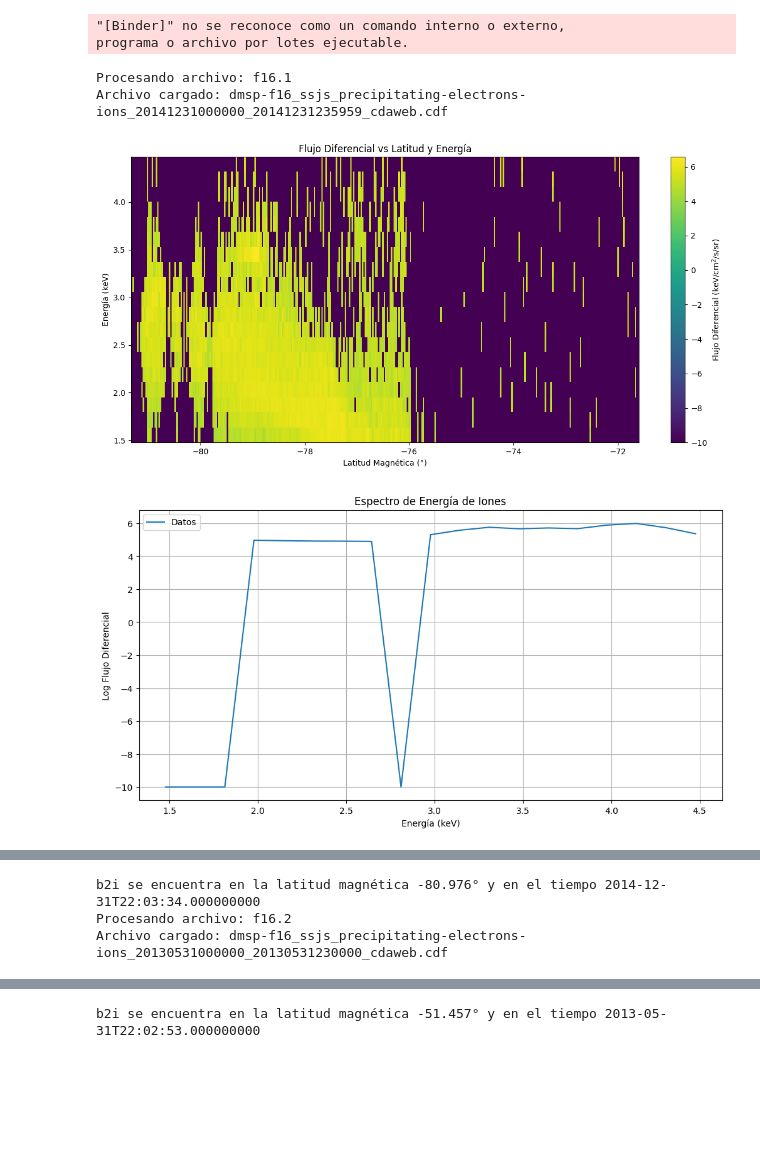
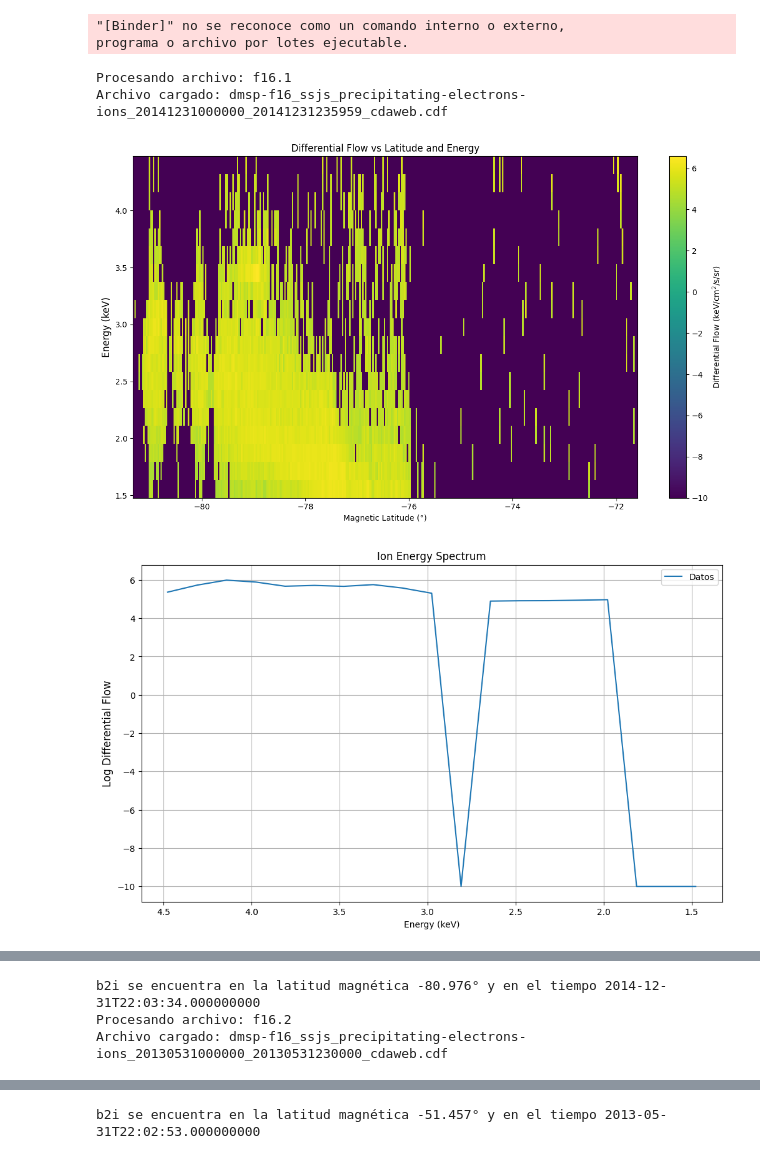
Before and after one commit to BenjaminEdwardsUsach/Proyecto_OvationPyme, a Jupyter notebook: OvationReborn1.2.ipynb, the cells around one changed output, grey strips where cells are left out. Cells and saved outputs as stored; diff of their text form; code cells hidden in the pictures; blank space fills up the shorter version.

```diff
--- a/OvationReborn1.2.ipynb
+++ b/OvationReborn1.2.ipynb
@@ -123,11 +123,11 @@ def graficocolor(latitudes, energias, flujo, titulo, xlabel, ylabel, labelcolorb
     """
     lat_edges = np.linspace(latitudes.min(), latitudes.max(), len(latitudes) + 1)
     energy_edges = np.linspace(energias.min(), energias.max(), len(energias) + 1)
-    plt.figure(figsize=(12, 6))
+    plt.figure(figsize=(12, 7))
     plt.pcolormesh(lat_edges, energy_edges, flujo, cmap="viridis", shading='auto')
     plt.colorbar(label=labelcolorbar)
     plt.xlabel(xlabel)
-    plt.ylabel(ylabel)
+    plt.ylabel(ylabel, fontsize = 12)
     plt.title(titulo)
     plt.tight_layout()
     plt.show()
@@ -143,14 +143,16 @@ def graficar(x, y, titulo, xlabel, ylabel):
         xlabel (str): Etiqueta del eje x.
         ylabel (str): Etiqueta del eje y.
     """
-    plt.figure(figsize=(12, 6))
+    plt.figure(figsize=(12, 7))
     plt.plot(x, y, label='Datos')
     plt.title(titulo)
     plt.xlabel(xlabel)
-    plt.ylabel(ylabel)
+    plt.ylabel(ylabel, fontsize = 12)
     plt.grid()
     plt.legend()
+    plt.gca().invert_xaxis()
     plt.show()
+
 
 def calcular_b2i(latitudes, flujo_total):
     """
@@ -195,14 +197,14 @@ def flujo_energetico_dms(filename, rango, espectro, bandas):
     # Gráfico de color: Flujo Diferencial
     graficocolor(
         latitudes[N1:N2], log_energias, traspuesta_log_flujo,
-        "Flujo Diferencial vs Latitud y Energía", "Latitud Magnética (°)",
-        "Energía (keV)", "Flujo Diferencial (keV/cm$^2$/s/sr)"
+        "Differential Flow vs Latitude and Energy", "Magnetic Latitude (°)",
+        "Energy (keV)", "Differential Flow (keV/cm$^2$/s/sr)"
     )
 
     # Gráfico de espectro: Energía de Iones
     graficar(
         log_energias, log_flujo_diferencial[NS],
-        "Espectro de Energía de Iones", "Energía (keV)", "Log Flujo Diferencial"
+        "Ion Energy Spectrum", "Energy (keV)", "Log Differential Flow"
     )
 
     # Cálculo de flujo total de energía
@@ -212,41 +214,40 @@ def flujo_energetico_dms(filename, rango, espectro, bandas):
     # Gráfico de Flujo Total
     graficar(
         latitudes[N1:N2], total_flujo,
-        "Flujo Total de Energía vs Latitud", "Latitud Magnética (°)", "Flujo Total (keV/cm$^2$/s)"
+        "Total Energy Flow and Latitude", "Magnetic Latitude (°)", "Total Flow (keV/cm$^2$/s)"
     )
 
     # Calcular y mostrar b2i
     b2i, max_indice = calcular_b2i(latitudes[N1:N2], total_flujo)
     print(f"b2i se encuentra en la latitud magnética {b2i:.3f}° y en el tiempo {tiempo[N1:N2][max_indice]}")
 
 # Parámetros y archivos en un diccionario, AQUI SE PUEDE AÑADIR MÁS ARCHIVOS, HAY UNA FORMA DE MEJORAR ESTO? Y SUPONGO QUE ESOS DATOS SON LOS QUE DEBO AUTOMATIZAR, NO?
-archivos_datos = {
+archivos_datos = {#disponibilidad para añladir más elementos necesarios para el análisis
     "f16.1": {
         "archivo": "dmsp-f16_ssjs_precipitating-electrons-ions_20141231000000_20141231235959_cdaweb.cdf",
         "rango_datos": (79300, 79650),
         "espectro_datos": 79400,
         "bandas_energeticas": 6
     },
     "f16.2": {
         "archivo": "dmsp-f16_ssjs_precipitating-electrons-ions_20130531000000_20130531230000_cdaweb.cdf",
         "rango_datos": (79300, 79650),
         "espectro_datos": 79400,
         "bandas_energeticas": 6
     }
 }
 
-
 # Iterar sobre el diccionario y aplicar la función principal
 for nombre, parametros in archivos_datos.items():
     print(f"Procesando archivo: {nombre}")
     flujo_energetico_dms(
         parametros["archivo"],
         parametros["rango_datos"],
         parametros["espectro_datos"],
         parametros["bandas_energeticas"]
     )
 # %% [output]
 Procesando archivo: f16.1
 Archivo cargado: dmsp-f16_ssjs_precipitating-electrons-ions_20141231000000_20141231235959_cdaweb.cdf
-[figure, old version]
+[figure, new version]
-[figure, old version]
+[figure, new version]
```
Also changed, not shown: parts of 1 cell of this notebook.
